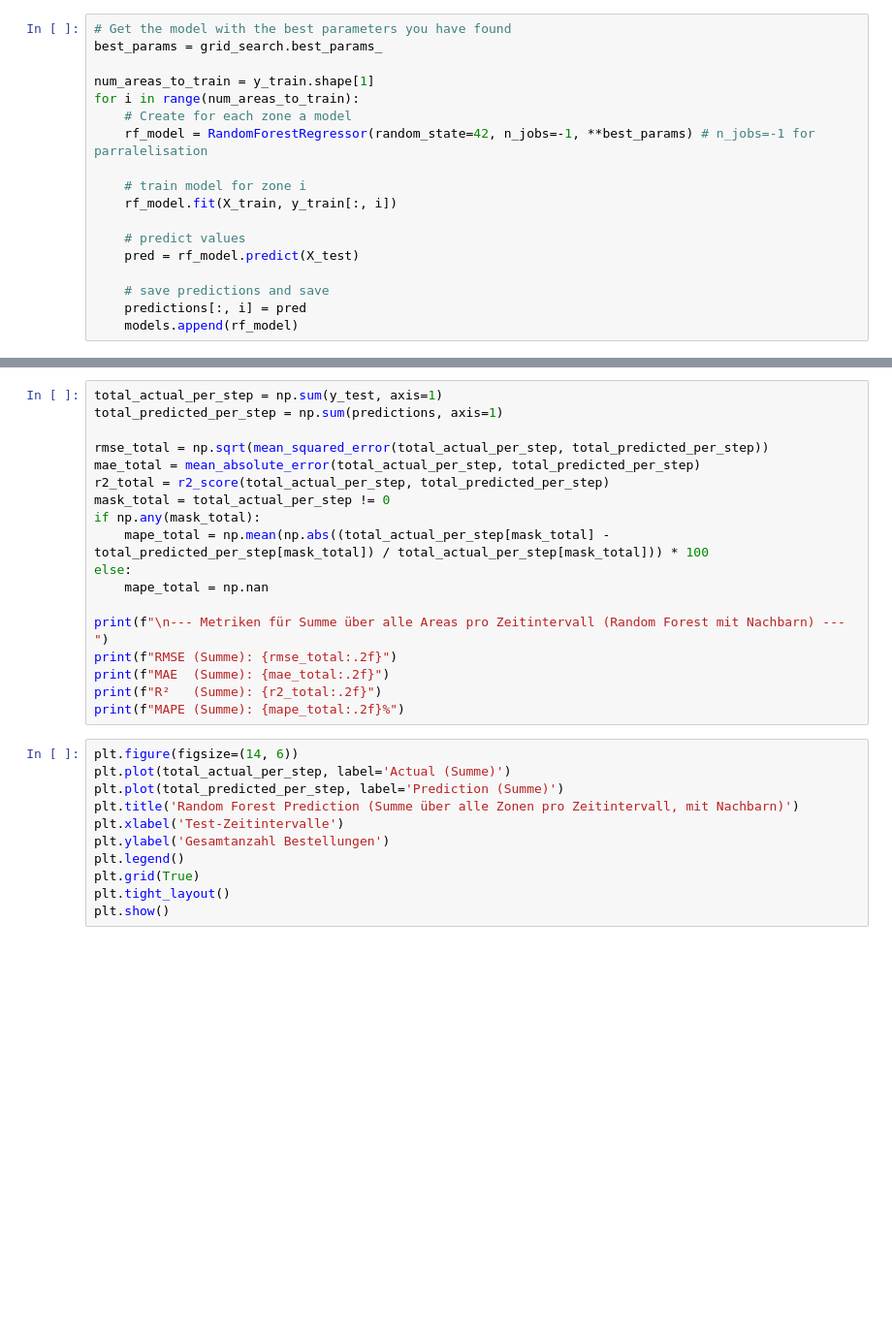
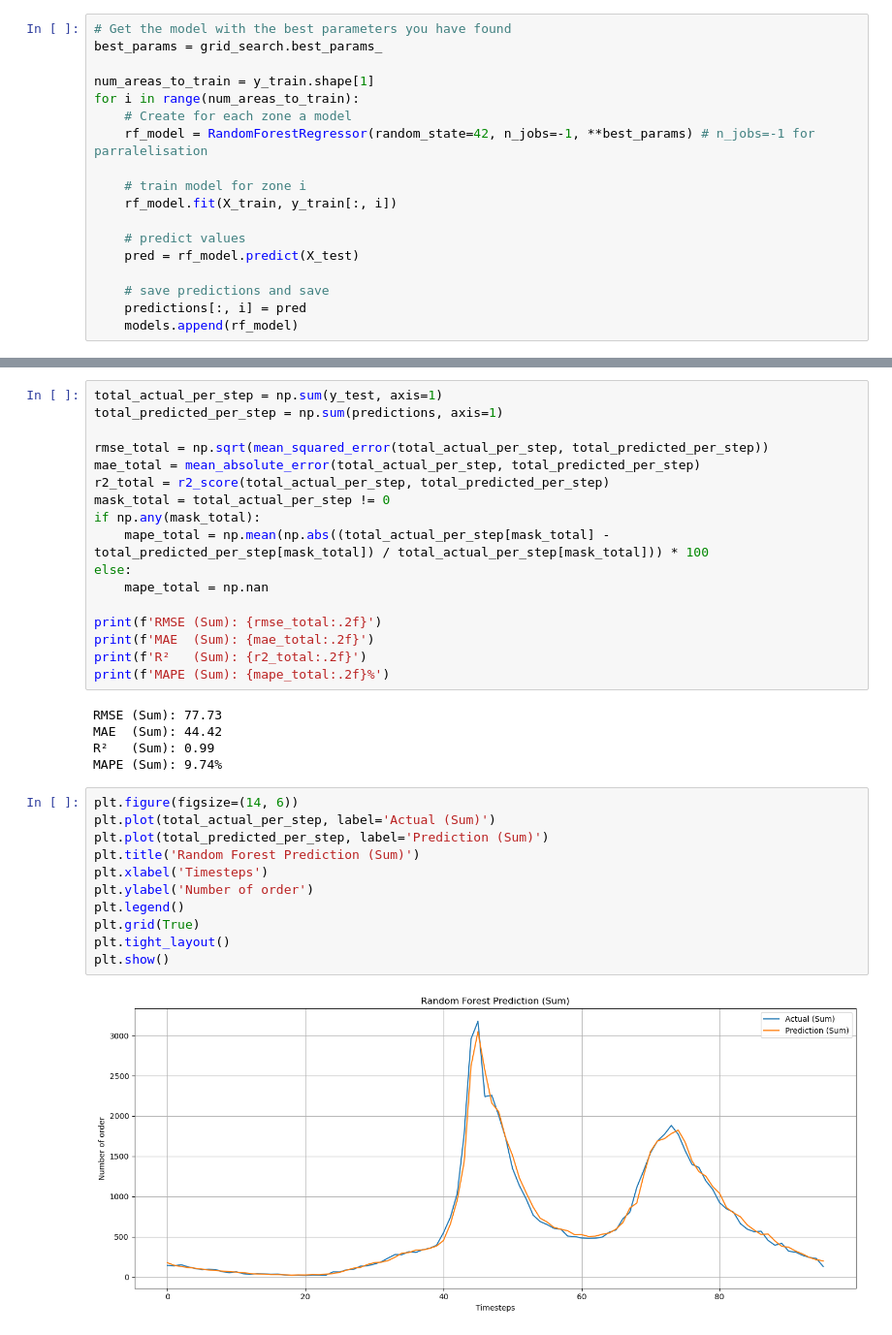
Before and after one commit to tilofre/ODFD-Optimization, a Jupyter notebook: RF.ipynb, the cells around one changed output, grey strips where cells are left out. Shown at 97% size. Drawn from its saved outputs; the diff is of its cells as text; blank space fills up the shorter version.

```diff
--- a/RF.ipynb
+++ b/RF.ipynb
@@ -231,20 +242,26 @@ if np.any(mask_total):
 else:
     mape_total = np.nan
 
-print(f"\n--- Metriken für Summe über alle Areas pro Zeitintervall (Random Forest mit Nachbarn) ---")
-print(f"RMSE (Summe): {rmse_total:.2f}")
-print(f"MAE  (Summe): {mae_total:.2f}")
-print(f"R²   (Summe): {r2_total:.2f}")
-print(f"MAPE (Summe): {mape_total:.2f}%")
+print(f'RMSE (Sum): {rmse_total:.2f}')
+print(f'MAE  (Sum): {mae_total:.2f}')
+print(f'R²   (Sum): {r2_total:.2f}')
+print(f'MAPE (Sum): {mape_total:.2f}%')
+# %% [output]
+RMSE (Sum): 77.73
+MAE  (Sum): 44.42
+R²   (Sum): 0.99
+MAPE (Sum): 9.74%
 # %%
 plt.figure(figsize=(14, 6))
-plt.plot(total_actual_per_step, label='Actual (Summe)')
-plt.plot(total_predicted_per_step, label='Prediction (Summe)')
-plt.title('Random Forest Prediction (Summe über alle Zonen pro Zeitintervall, mit Nachbarn)')
-plt.xlabel('Test-Zeitintervalle')
-plt.ylabel('Gesamtanzahl Bestellungen')
+plt.plot(total_actual_per_step, label='Actual (Sum)')
+plt.plot(total_predicted_per_step, label='Prediction (Sum)')
+plt.title('Random Forest Prediction (Sum)')
+plt.xlabel('Timesteps')
+plt.ylabel('Number of order')
 plt.legend()
 plt.grid(True)
 plt.tight_layout()
 plt.show()
+# %% [output]
+[figure, added]
 # %%
```
Also changed, not shown: parts of 7 cells of this notebook, 1 other file.
